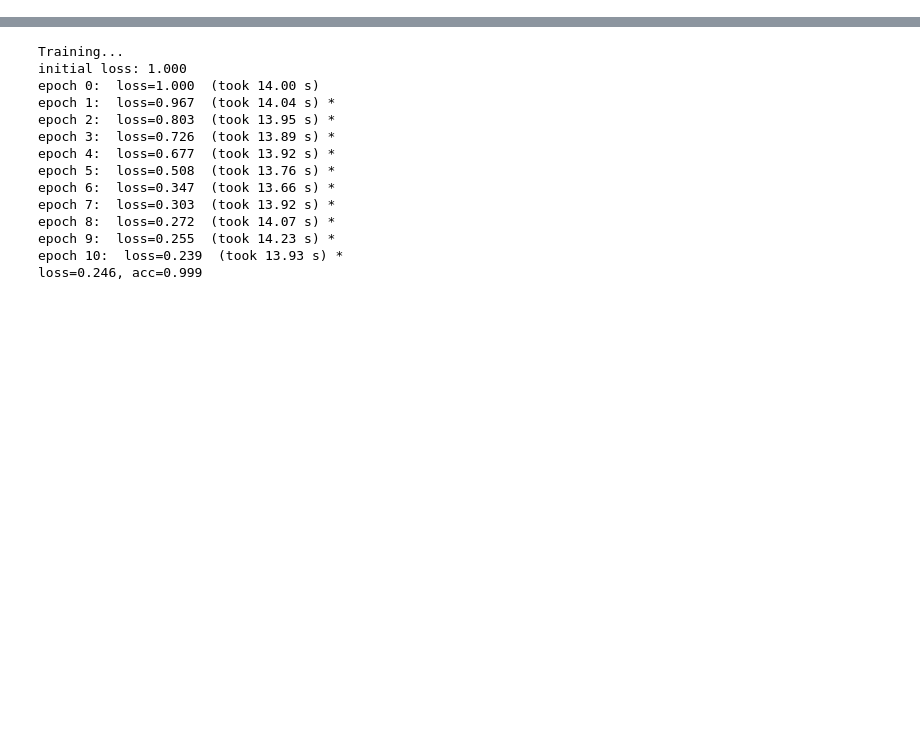
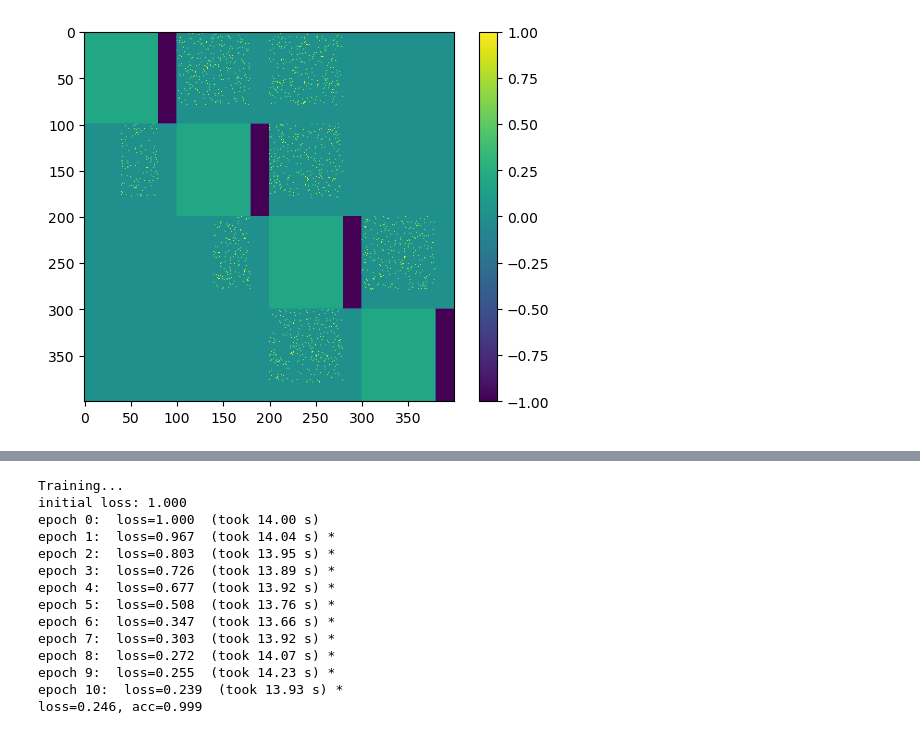
Before and after one commit to tianw6/lowrank_inference, a Jupyter notebook: notebooks/4Areas_batch.ipynb, the cells around one changed output, grey strips where cells are left out. Drawn from its saved outputs; the diff is of its cells as text; code cells hidden in the pictures; blank space fills up the shorter version.

```diff
--- a/notebooks/4Areas_batch.ipynb
+++ b/notebooks/4Areas_batch.ipynb
@@ -142,0 +292,89 @@ tensor(3.)
+# %%
+
+
+
+n_neurons = 400
+n_inputs = 3
+n_outputs = 1
+
+
+mask_rec = torch.zeros(n_neurons, n_neurons)
+mask_in = torch.zeros(n_inputs, n_neurons)
+mask_out = torch.ones(n_neurons, n_outputs)
+
+
+mask_rec[:100,0:100] = create_local_conn(20,0.2,100)
+mask_rec[100:200,100:200] = create_local_conn(20,0.2,100)
+mask_rec[200:300,200:300] = create_local_conn(20,0.2,100)
+mask_rec[300:400,300:400] = create_local_conn(20,0.2,100)
+
+
+connStrength = 0.0418
+
+# area2 to 1 feedback
+mask_rec[:100,100:200] = create_area_conn(20,connStrength,100)
+
+
+# area1 to 2 feedforward
+mask_rec[100:200,0:100] = create_area_conn(20,connStrength,100)
+mask_rec[100:200,0:40] = 0
+
+
+# area3to 2 feedback
+mask_rec[100:200,200:300] = create_area_conn(20,connStrength,100)
+
+
+# area2 to 3 feedforward
+mask_rec[200:300,100:200] = create_area_conn(20,connStrength,100)
+mask_rec[200:300,100:140] = 0
+
+
+# area3 to 4 feedback
+mask_rec[200:300,300:400] = create_area_conn(20,connStrength,100)
+
+
+# area3 to 4 feedforward
+mask_rec[300:400,200:300] = create_area_conn(20,connStrength,100)
+
+
+# area3 to 1 feedback
+mask_rec[0:100,200:300] = create_area_conn(20,connStrength,100)
+
+
+
+
+
+mask_in[0,:30] = 1
+mask_in[1:,:10] = 1
+
+
+mask_in[1:,100:130] = 1
+mask_in[0,100:110] = 1
+
+# mask_in[:,:80] = 1
+
+
+mask_out[:300,:] = 0
+mask_out[380:,:] = 0
+
+
+
+wi_mask = mask_in
+wo_mask = mask_out
+
+
+
+plt.imshow(mask_rec, cmap = 'viridis')
+plt.colorbar()
+plt.show()
+
+plt.imshow(wi_mask[:,:200])
+plt.show()
+plt.imshow(wo_mask[200:])
+plt.colorbar()
+plt.show()
+
+
+print(torch.sum(wrec_mask))
+# %% [output]
+[figure, added]
```
Also changed, not shown: parts of 3 cells of this notebook, 2 other files.
